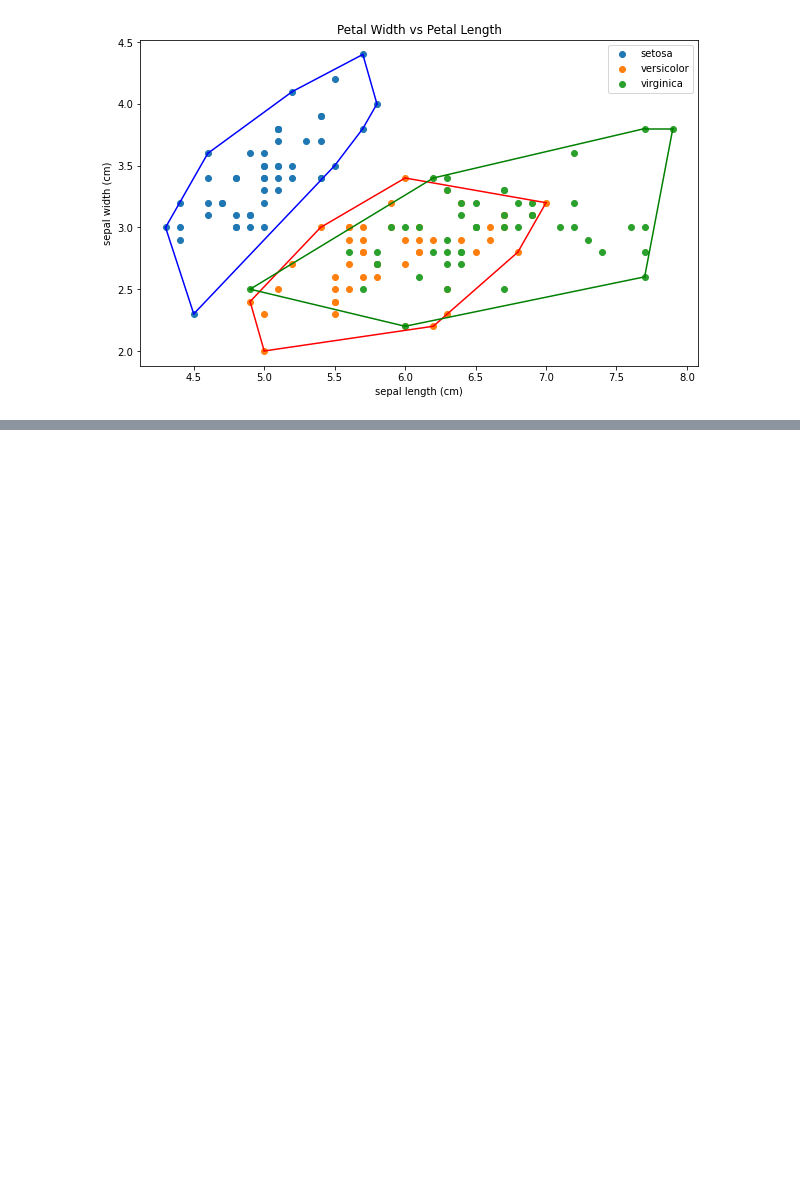
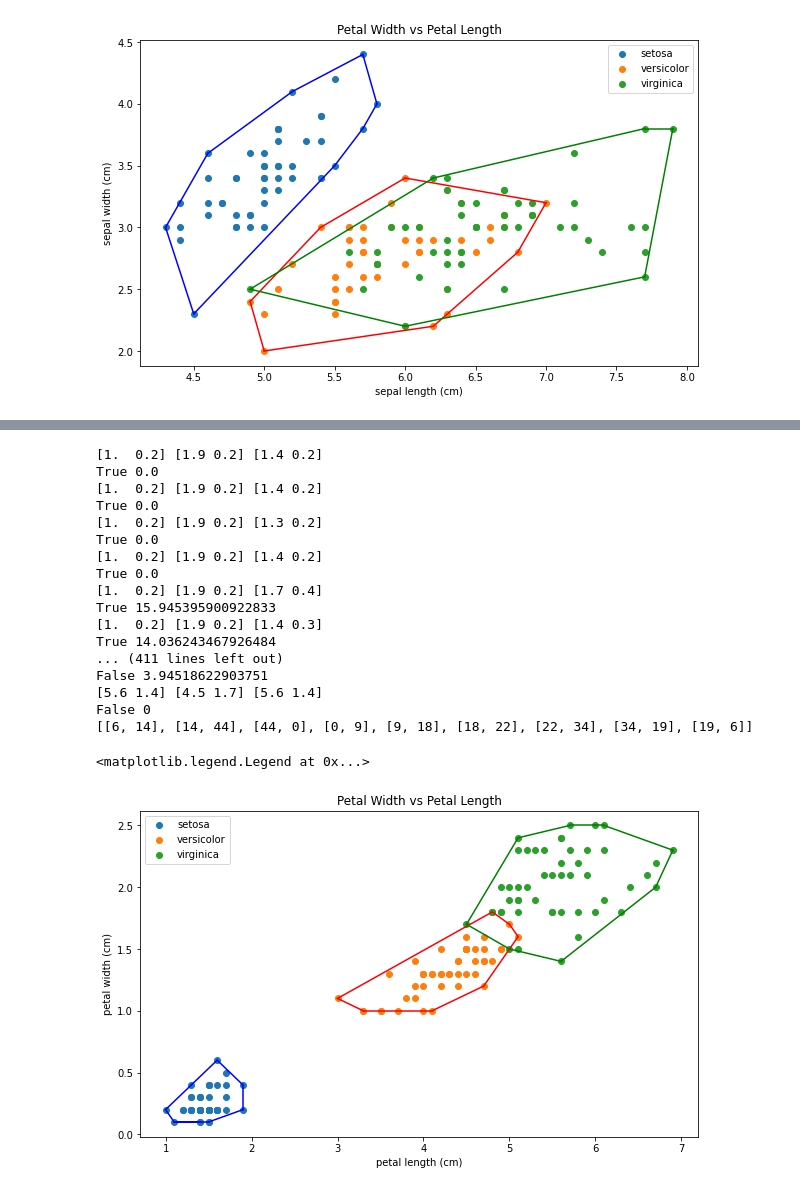
Before and after one commit to blueguy42/Convex-Hull-Algorithm, a Jupyter notebook: src/visualizer.ipynb, the cells around one changed output, grey strips where cells are left out. Drawn from its saved outputs; the diff is of its cells as text; code cells hidden in the pictures; blank space fills up the shorter version.

```diff
--- a/src/visualizer.ipynb
+++ b/src/visualizer.ipynb
@@ -95,0 +134,38 @@ False 0
+# %%
+#visualisasi hasil ConvexHull
+import matplotlib.pyplot as plt
+from convexhull import convexhull
+plt.figure(figsize = (10, 6))
+colors = ['b','r','g']
+plt.title('Petal Width vs Petal Length')
+plt.xlabel(data.feature_names[2])
+plt.ylabel(data.feature_names[3])
+for i in range(len(data.target_names)):
+    bucket = df[df['Target'] == i]
+    bucket = bucket.iloc[:,[2,3]].values
+    hull = convexhull(bucket) #bagian ini diganti dengan hasil implementasi ConvexHull Divide & Conquer
+    plt.scatter(bucket[:, 0], bucket[:, 1], label=data.target_names[i])
+    print(hull)
+    for simplex in hull:
+        plt.plot(bucket[simplex, 0], bucket[simplex, 1], colors[i])
+plt.legend()
+# %% [output]
+[1.  0.2] [1.9 0.2] [1.4 0.2]
+True 0.0
+[1.  0.2] [1.9 0.2] [1.4 0.2]
+True 0.0
+[1.  0.2] [1.9 0.2] [1.3 0.2]
+True 0.0
+[1.  0.2] [1.9 0.2] [1.4 0.2]
+True 0.0
+[1.  0.2] [1.9 0.2] [1.7 0.4]
+True 15.945395900922833
+[1.  0.2] [1.9 0.2] [1.4 0.3]
+True 14.036243467926484
+... (411 lines left out)
+False 3.94518622903751
+[5.6 1.4] [4.5 1.7] [5.6 1.4]
+False 0
+[[6, 14], [14, 44], [44, 0], [0, 9], [9, 18], [18, 22], [22, 34], [34, 19], [19, 6]]
+<matplotlib.legend.Legend at 0x...>
+[figure, added]
```
Also changed, not shown: parts of 1 cell of this notebook.
